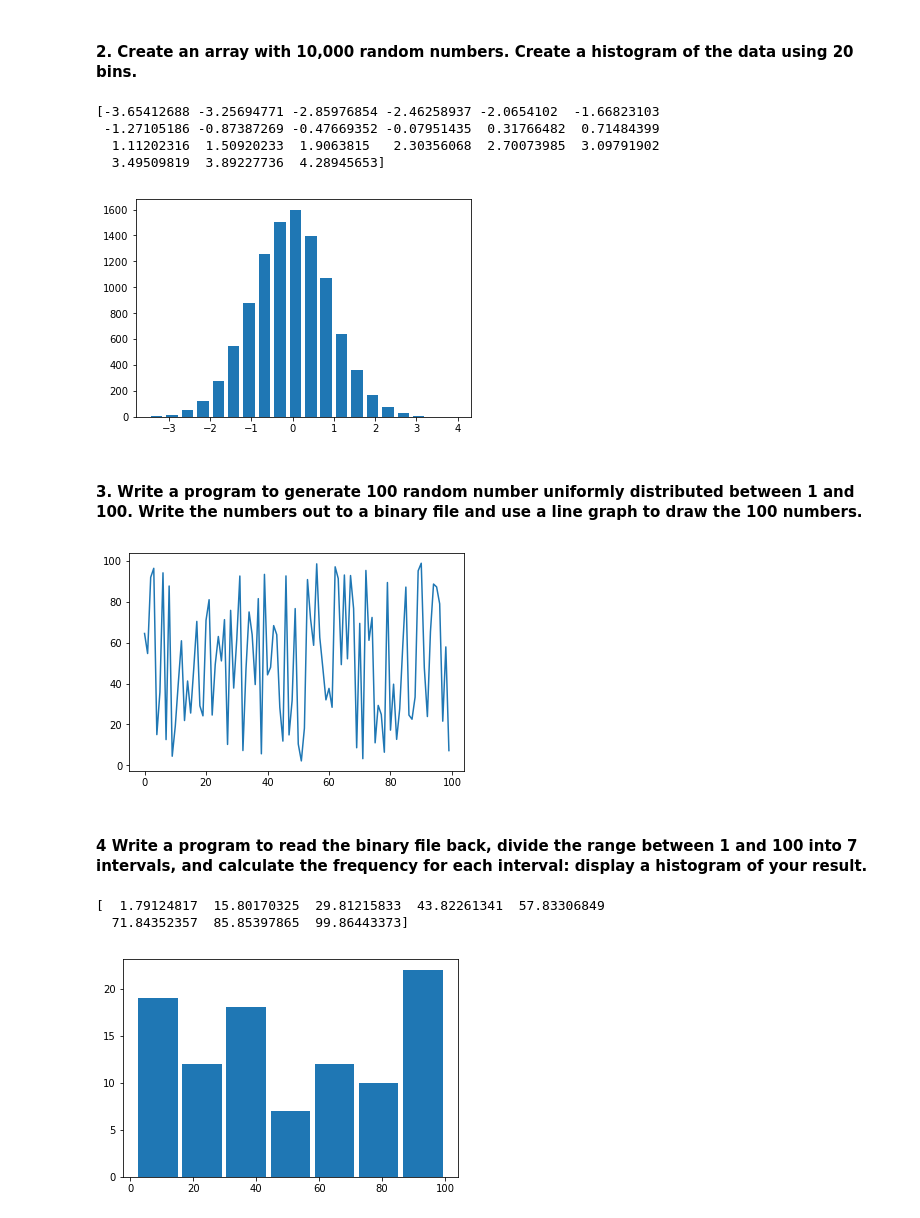
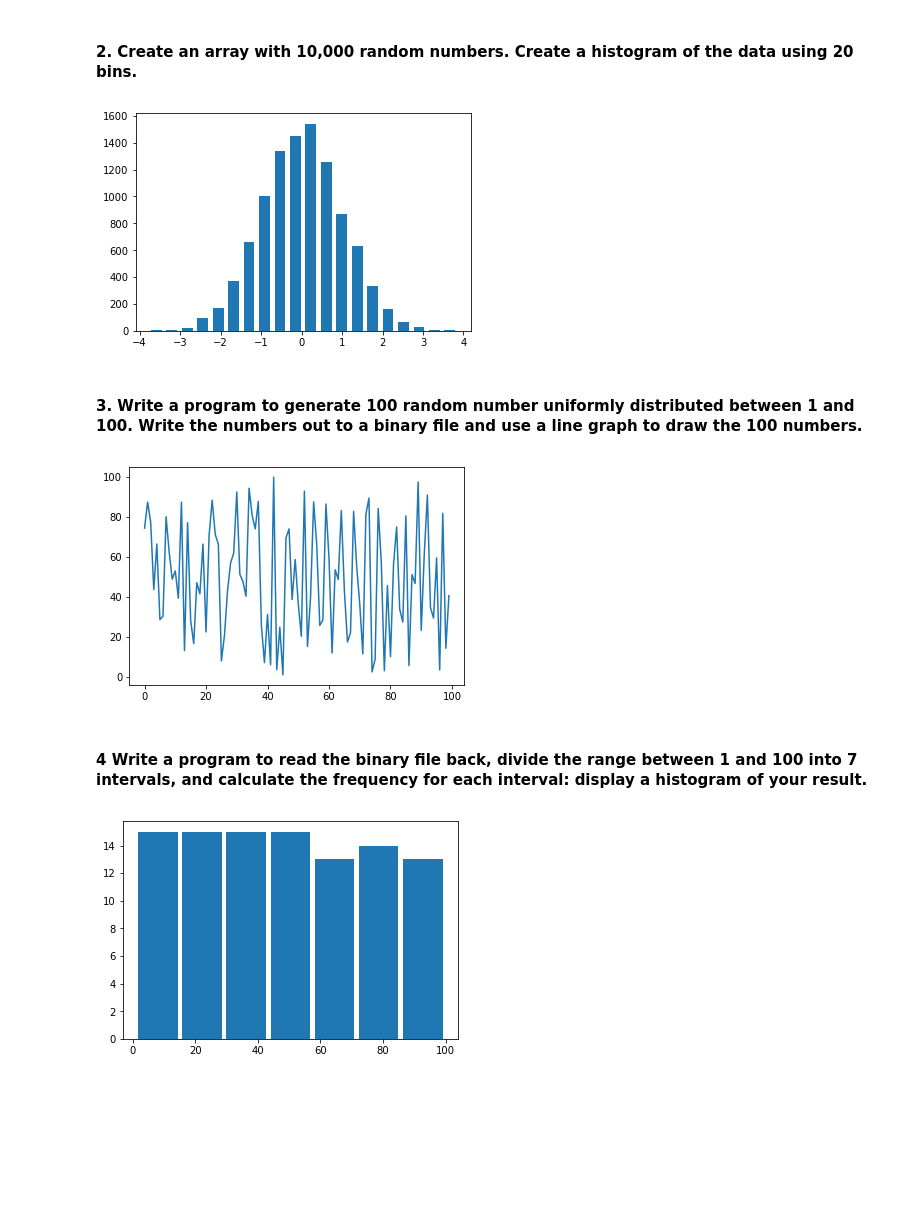
Before and after one commit to jesuszarate/VisForScientificData, a Jupyter notebook: Assignment1/Assignment1.ipynb, the cells around one changed output. Drawn from its saved outputs; the diff is of its cells as text; code cells hidden in the pictures; blank space fills up the shorter version.

Commit message:
fixed error on histogram prob 2

```diff
--- a/Assignment1/Assignment1.ipynb
+++ b/Assignment1/Assignment1.ipynb
@@ -24,35 +18,24 @@ plt.show()
 # %%
 x =  np.random.randn(10000)
 hist, bins = np.histogram(x, bins=20)
 width = 0.7 * (bins[1] - bins[0])
-print(bins)
-# center = (bins[:-1] + bins[1:]) / 2
+center = (bins[:-1] + bins[1:]) / 2
 
 plt.bar(center, hist, width=width)
 # plt.bar([20], 2, hist)
 plt.show()
 # %% [output]
-[-3.65412688 -3.25694771 -2.85976854 -2.46258937 -2.0654102  -1.66823103
- -1.27105186 -0.87387269 -0.47669352 -0.07951435  0.31766482  0.71484399
-  1.11202316  1.50920233  1.9063815   2.30356068  2.70073985  3.09791902
-  3.49509819  3.89227736  4.28945653]
-[figure, old version]
+[figure, new version]
 # %% [markdown]
 #### 3. Write a program to generate 100 random number uniformly distributed between 1 and 100. Write the numbers out to a binary file and use a line graph to draw the 100 numbers.
 # %%
 array = np.random.uniform(low=1,high=100,size=100)
+array.tofile('uniformDistNums.bin')
 
-# # # Write binary data to a file
-# with open('uniformDistNums.bin', 'wb') as f:
-#     f.write(array.encode('utf-8'))
-
-array.tofile('uniformDistNums.bin')
+plt.plot(array)
+plt.show()
+# %% [output]
+[figure, added]
-# %%
-
-plt.plot(array)
-plt.show()
-# %% [output]
-[figure, removed]
 # %% [markdown]
 #### 4 Write a program to read the binary file back, divide the range between 1 and 100 into 7 intervals, and calculate the frequency for each interval: display a histogram of your result.
 # %%
@@ -61,13 +44,10 @@ readarray = np.fromfile('uniformDistNums.bin')
 x = readarray
 hist, bins = np.histogram(x, bins=7)
 width = 0.9*(bins[1] - bins[0])
-print(bins)
 center = (bins[:-1] + bins[1:]) / 2
 
 plt.bar(center, hist, width=width)
 # plt.bar([20], 2, hist)
 plt.show()
 # %% [output]
-[  1.79124817  15.80170325  29.81215833  43.82261341  57.83306849
-  71.84352357  85.85397865  99.86443373]
-[figure, old version]
+[figure, new version]
```
Also changed, not shown: parts of 1 cell of this notebook.
